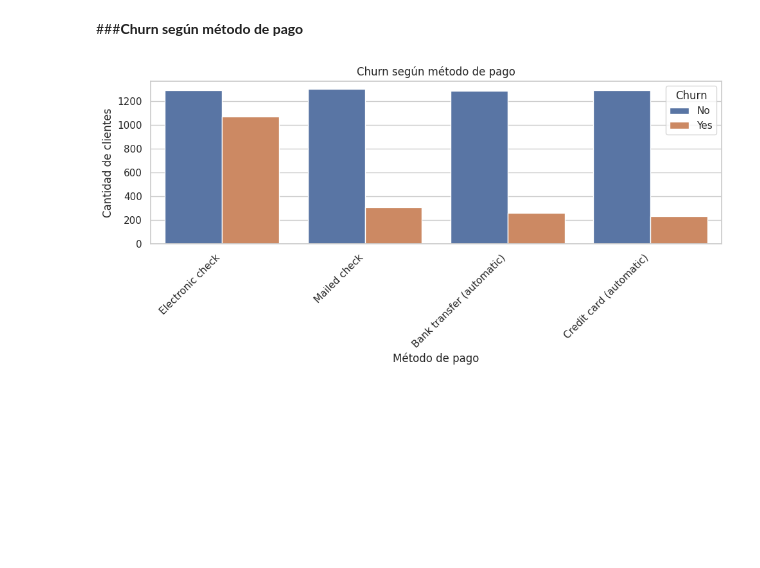
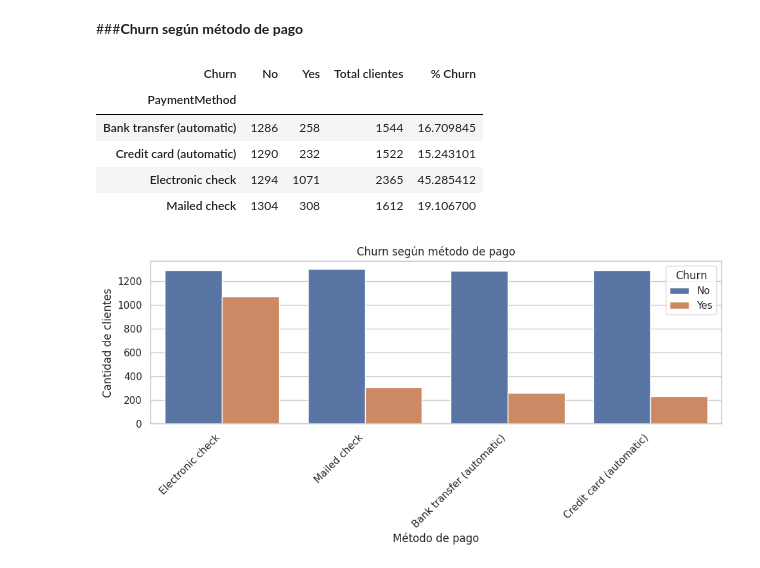
Before and after one commit to mipaillafil/telco-ml-e1, a Jupyter notebook: notebooks/machine_telco_limpio.ipynb, the cells around one changed output. Drawn from its saved outputs; the diff is of its cells as text; code cells hidden in the pictures; blank space fills up the shorter version.

```diff
--- a/notebooks/machine_telco_limpio.ipynb
+++ b/notebooks/machine_telco_limpio.ipynb
@@ -245,6 +285,27 @@ plt.show()
 [figure]
 # %% [markdown]
 ###**Churn según método de pago**
+# %%
+tabla_pago = pd.crosstab(
+    df["PaymentMethod"],
+    df["Churn"]
+)
+
+tabla_pago["Total clientes"] = tabla_pago.sum(axis=1)
+
+tabla_pago["% Churn"] = (
+    tabla_pago["Yes"] /
+    tabla_pago["Total clientes"] * 100
+)
+
+tabla_pago
+# %% [output]
+| Churn | No | Yes | Total clientes | % Churn |
+| PaymentMethod |  |  |  |  |
+| Bank transfer (automatic) | 1286 | 258 | 1544 | 16.709845 |
+| Credit card (automatic) | 1290 | 232 | 1522 | 15.243101 |
+| Electronic check | 1294 | 1071 | 2365 | 45.285412 |
+| Mailed check | 1304 | 308 | 1612 | 19.106700 |
 # %%
 plt.figure(figsize=(10,5))
 sns.countplot(data=df, x="PaymentMethod", hue="Churn")
```
Also changed, not shown: parts of 5 cells of this notebook.
